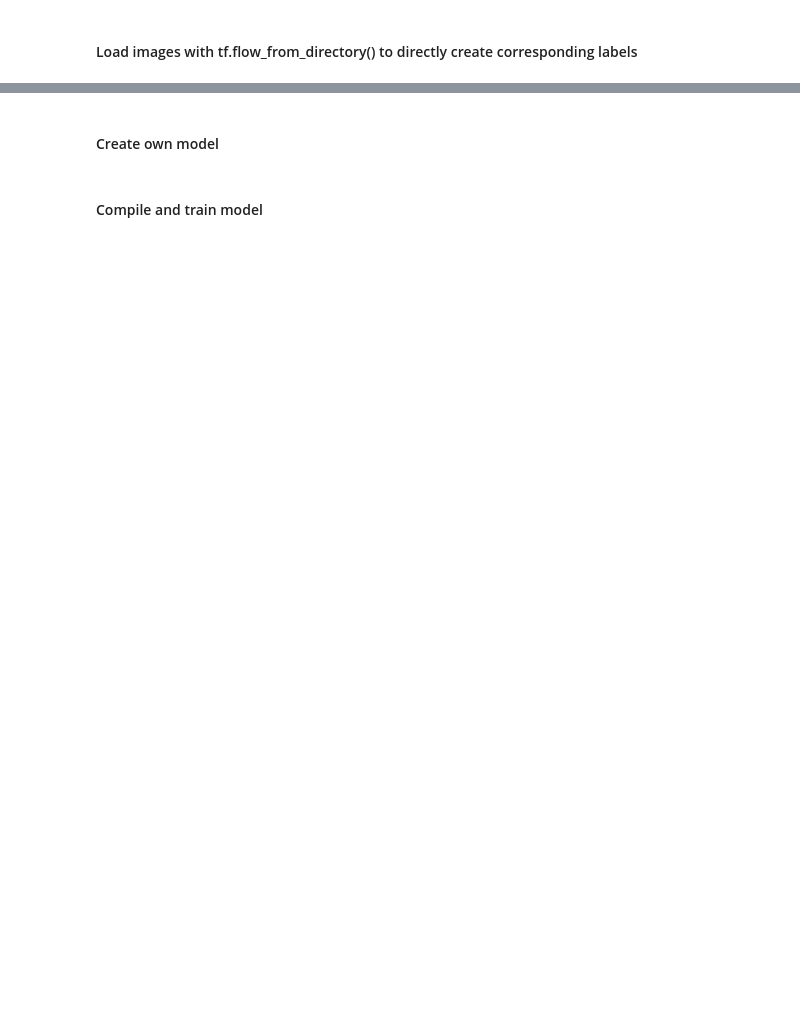
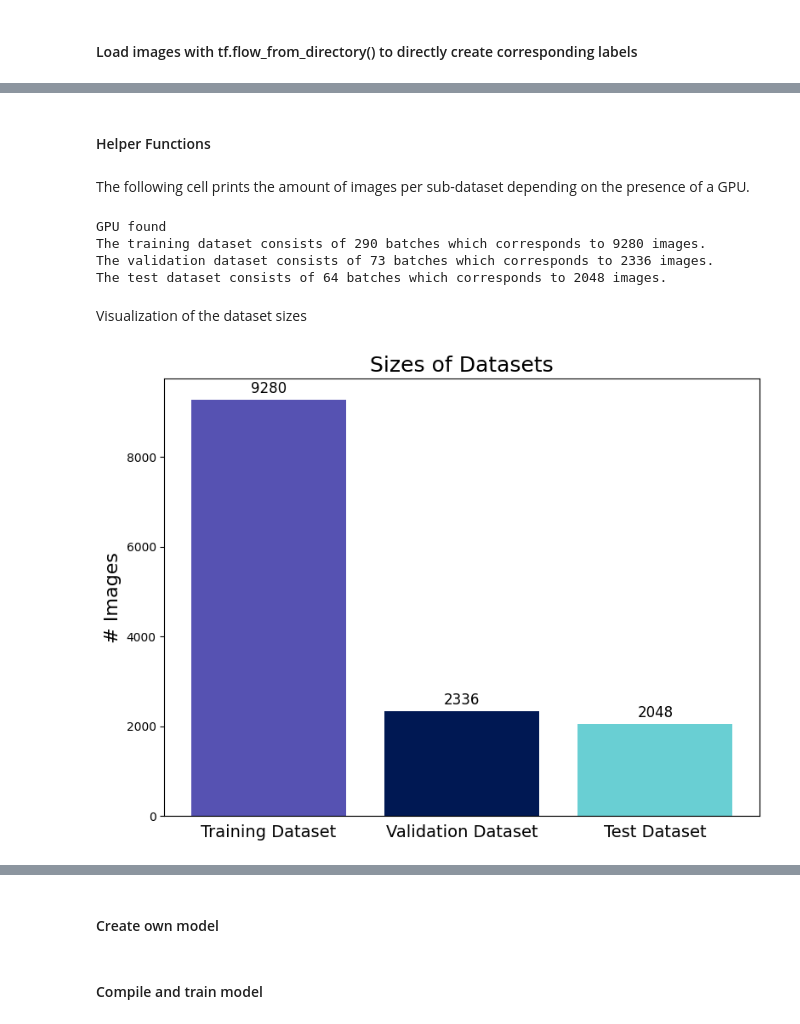
Before and after one commit to dominik-buecher/Computer-Robot_Vision, a Jupyter notebook: Aaron/train_networks.ipynb, the cells around one changed output, grey strips where cells are left out. Drawn from its saved outputs; the diff is of its cells as text; code cells hidden in the pictures; blank space fills up the shorter version.

```diff
--- a/Aaron/train_networks.ipynb
+++ b/Aaron/train_networks.ipynb
@@ -27,0 +27,18 @@ number_of_classes = 8
+# %%
+# Pfad zum Hauptordner, der die Unterordner mit Bildern enthält
+main_folder = r"C:\Users\aaron\Desktop\Programmierung\Master\Machine Vision\Computer-Robot_Vision_repo\datasets\sign_classification\train"
+train_val_data_folder = r"C:\Users\aaron\Desktop\Programmierung\Master\Machine Vision\Computer-Robot_Vision_repo\datasets\sign_classification\train"
+test_data_folder = r"C:\Users\aaron\Desktop\Programmierung\Master\Machine Vision\Computer-Robot_Vision_repo\datasets\sign_classification\test"
+
+augmented_images_data_folder = r"C:\Users\aaron\Desktop\Programmierung\Master\Machine Vision\Computer-Robot_Vision_repo\datasets\sign_classification\augmented_images"
+
+# Auflösung der Bilder in das Format für das neuronale Netz
+desired_height = 128
+desired_width = 128
+
+# Zählen der Unterordner in train_val_data_folder für die Anzahl der Klassen
+number_of_classes = len([name for name in os.listdir(train_val_data_folder) if os.path.isdir(os.path.join(train_val_data_folder, name))])
+class_names = [name for name in os.listdir(train_val_data_folder) if os.path.isdir(os.path.join(train_val_data_folder, name))]
+
+print(f"Klassen: {class_names}")
+print(f"Anzahl der Klassen: {number_of_classes}")
@@ -77,0 +187,2 @@ ModuleNotFoundError: No module named 'tensorflow_core.estimator'
+# %% [markdown]
+#### Helper Functions
@@ -77,0 +277,54 @@ ModuleNotFoundError: No module named 'tensorflow_core.estimator'
+# %% [markdown]
+The following cell prints the amount of images per sub-dataset depending on the presence of a GPU.
+# %%
+if len(tf.config.list_physical_devices('GPU')) == 0:
+    print("No GPU")
+    print(f"The training dataset consists of {train_dataset.cardinality().numpy()} batches which corresponds to {train_dataset.cardinality().numpy() * batch_size} images.")
+    print(f"The validation dataset consists of {validation_dataset.cardinality().numpy()} batches which corresponds to {validation_dataset.cardinality().numpy() * batch_size} images.")
+    print(f"The test dataset consists of {test_dataset.cardinality().numpy()} batches which corresponds to {test_dataset.cardinality().numpy() * batch_size} images.")
+else:
+    print("GPU found")
+    print(f"The training dataset consists of {train_dataset.cardinality().numpy()} batches which corresponds to {train_dataset.cardinality().numpy() * batch_size} images.")
+    print(f"The validation dataset consists of {validation_dataset.cardinality().numpy()} batches which corresponds to {validation_dataset.cardinality().numpy() * batch_size} images.")
+    print(f"The test dataset consists of {test_dataset.cardinality().numpy()} batches which corresponds to {test_dataset.cardinality().numpy() * batch_size} images.")
+# %% [output]
+GPU found
+The training dataset consists of 290 batches which corresponds to 9280 images.
+The validation dataset consists of 73 batches which corresponds to 2336 images.
+The test dataset consists of 64 batches which corresponds to 2048 images.
+# %% [markdown]
+Visualization of the dataset sizes
+# %%
+# Calculate the total number of images in each dataset
+train_images = train_dataset.cardinality().numpy() * batch_size
+validation_images = validation_dataset.cardinality().numpy() * batch_size
+test_images = test_dataset.cardinality().numpy() * batch_size
+
+# Set the labels and values for the bars
+labels = ['Training Dataset', 'Validation Dataset', 'Test Dataset']
+values = [train_images, validation_images, test_images]
+
+# Create the figure and axes
+fig, ax = plt.subplots(figsize=(8, 6))
+
+# Plot the bar chart
+b = ax.bar(labels, values, color=['#5652b2', '#001853', '#69cfd3'])
+
+# Customize the plot
+ax.set_ylabel('# Images', fontsize=16)
+ax.set_title('Sizes of Datasets', fontsize=18)
+ax.tick_params(bottom=False, left=True)
+# Increase the font size of x-axis tick labels
+ax.tick_params(axis='x', labelsize=14)
+
+# Add text labels on top of the bars
+for rect in b:
+    height = rect.get_height()
+    ax.annotate(f'{height}', xy=(rect.get_x() + rect.get_width() / 2, height), xytext=(0, 3),
+                textcoords="offset points", ha='center', va='bottom', fontsize=12)
+
+# Show the plot
+plt.tight_layout()
+plt.show()
+# %% [output]
+[figure, added]
```
Also changed, not shown: parts of 56 cells of this notebook, 14 other files.
